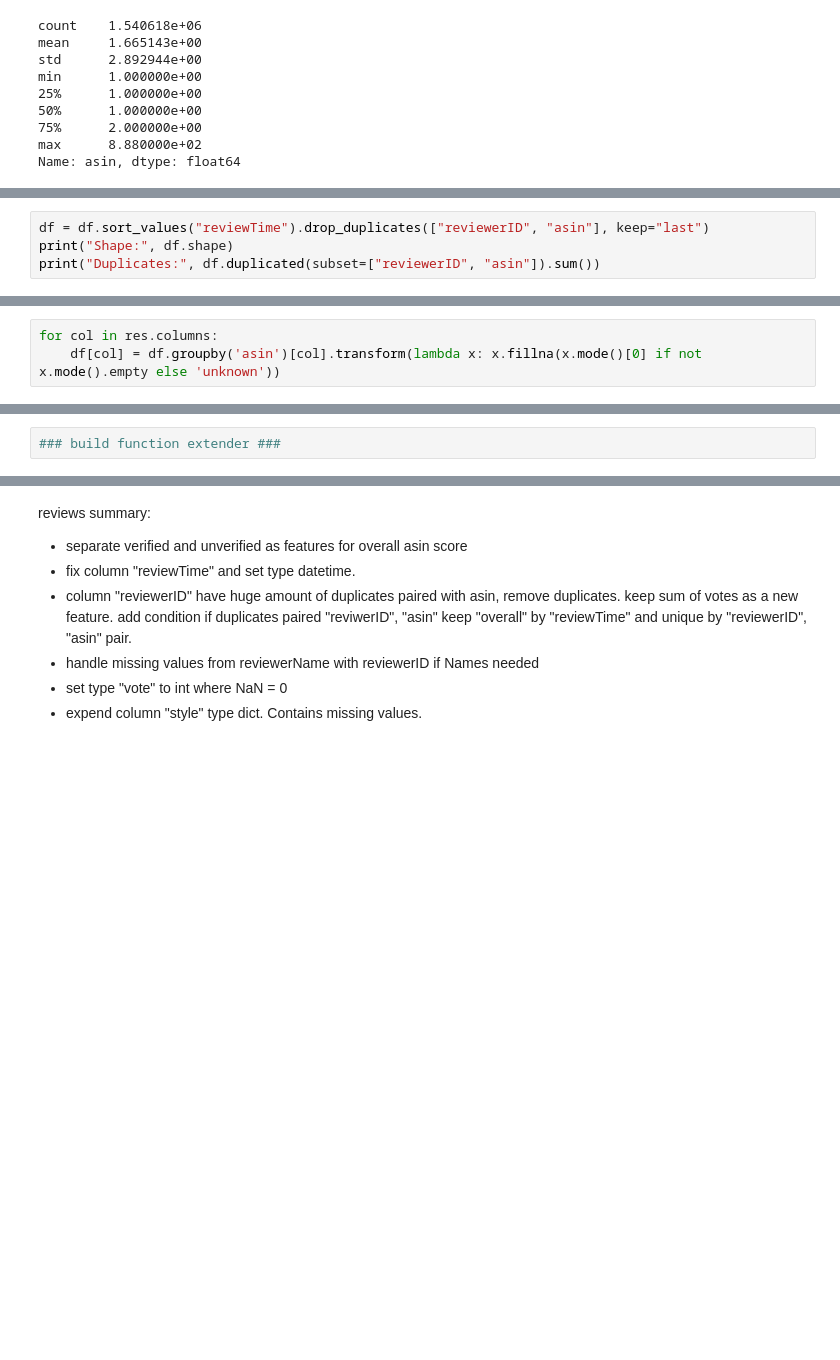
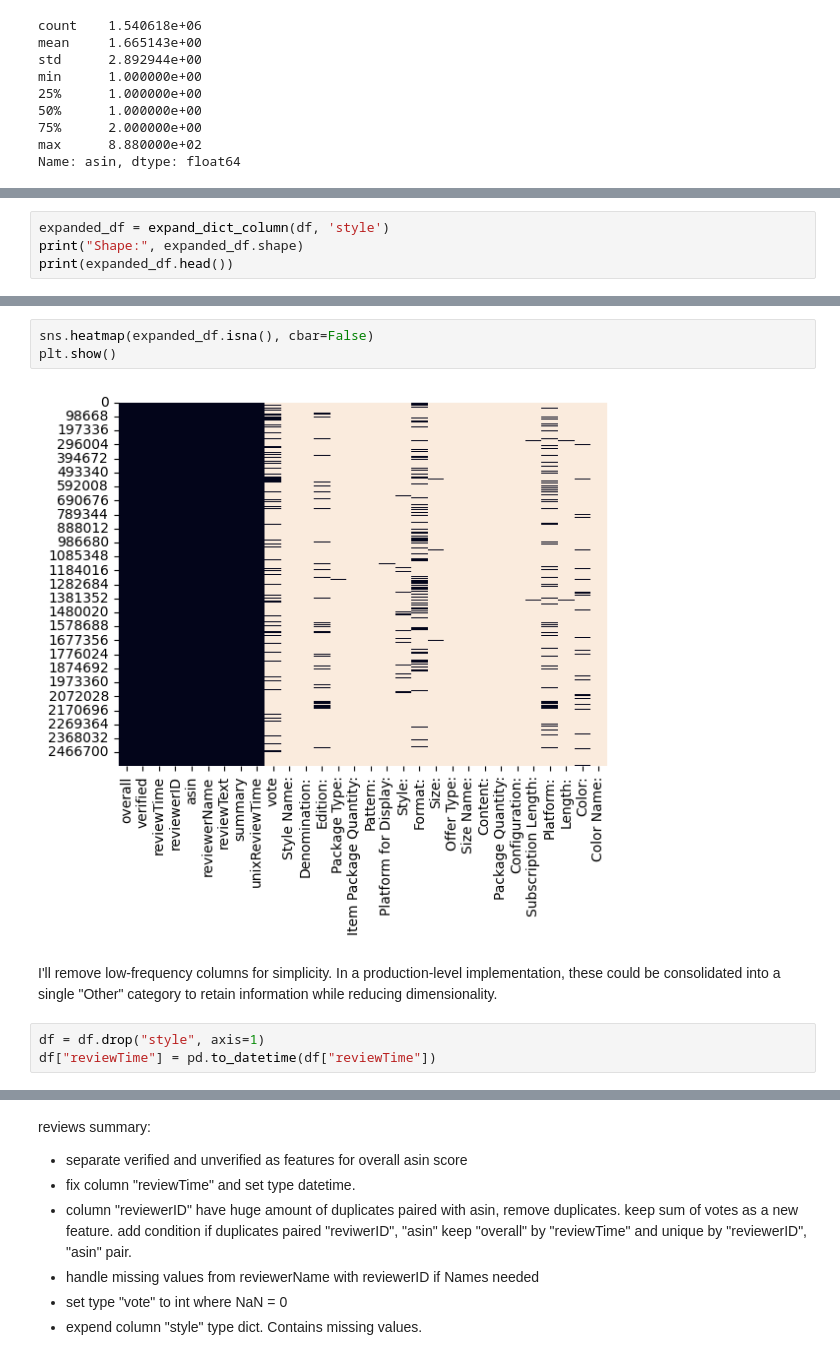
Before and after one commit to themainpie/amazon-games-recommendation-system, a Jupyter notebook: notebooks/EDA.ipynb, the cells around one changed output, grey strips where cells are left out. Drawn from its saved outputs; the diff is of its cells as text; blank space fills up the shorter version.

```diff
--- a/notebooks/EDA.ipynb
+++ b/notebooks/EDA.ipynb
@@ -122,4 +88,0 @@ np.int64(24781)
-# %%
-df = df.sort_values("reviewTime").drop_duplicates(["reviewerID", "asin"], keep="last")
-print("Shape:", df.shape)
-print("Duplicates:", df.duplicated(subset=["reviewerID", "asin"]).sum())
@@ -193,3 +101,0 @@ dtype: int64
-# %%
-for col in res.columns:
-    df[col] = df.groupby('asin')[col].transform(lambda x: x.fillna(x.mode()[0] if not x.mode().empty else 'unknown'))
@@ -198,2 +122,4 @@ KeyError: 'Column not found: Size:'
 # %%
-### build function extender ###
+expanded_df = expand_dict_column(df, 'style')
+print("Shape:", expanded_df.shape)
+print(expanded_df.head())
@@ -201,0 +164,10 @@ KeyError: 'Column not found: Size:'
+# %%
+sns.heatmap(expanded_df.isna(), cbar=False)
+plt.show()
+# %% [output]
+[figure, added]
+# %% [markdown]
+I'll remove low-frequency columns for simplicity. In a production-level implementation, these could be consolidated into a single "Other" category to retain information while reducing dimensionality.
+# %%
+df = df.drop("style", axis=1)
+df["reviewTime"] = pd.to_datetime(df["reviewTime"])
```
Also changed, not shown: parts of 40 cells of this notebook, 1 other file.
